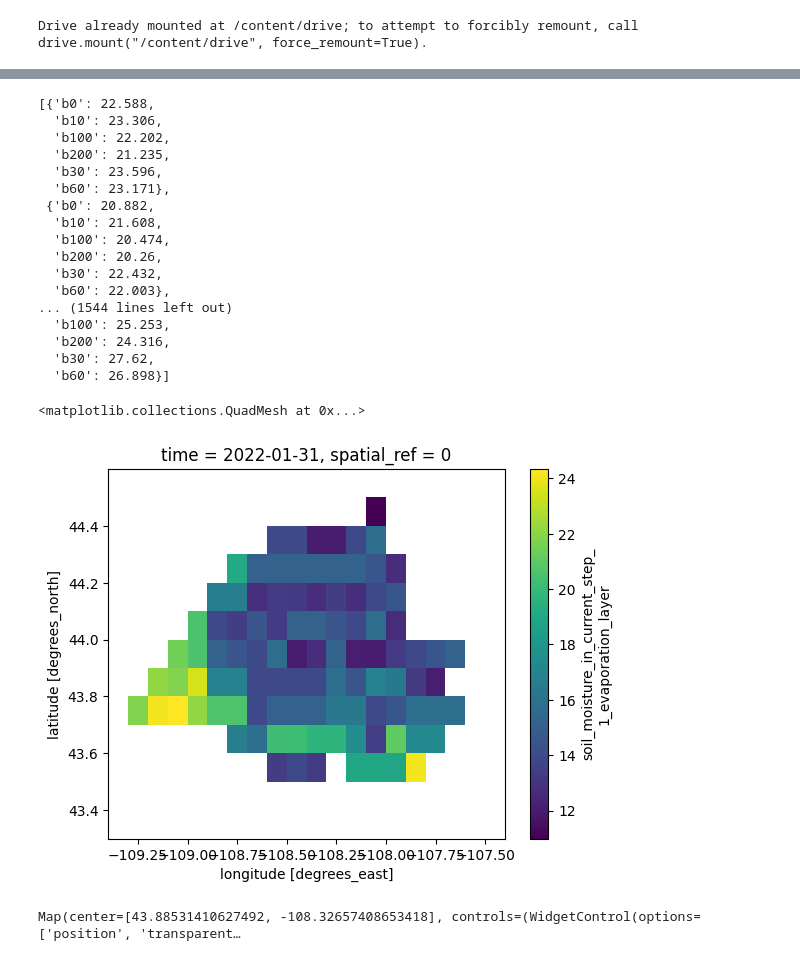
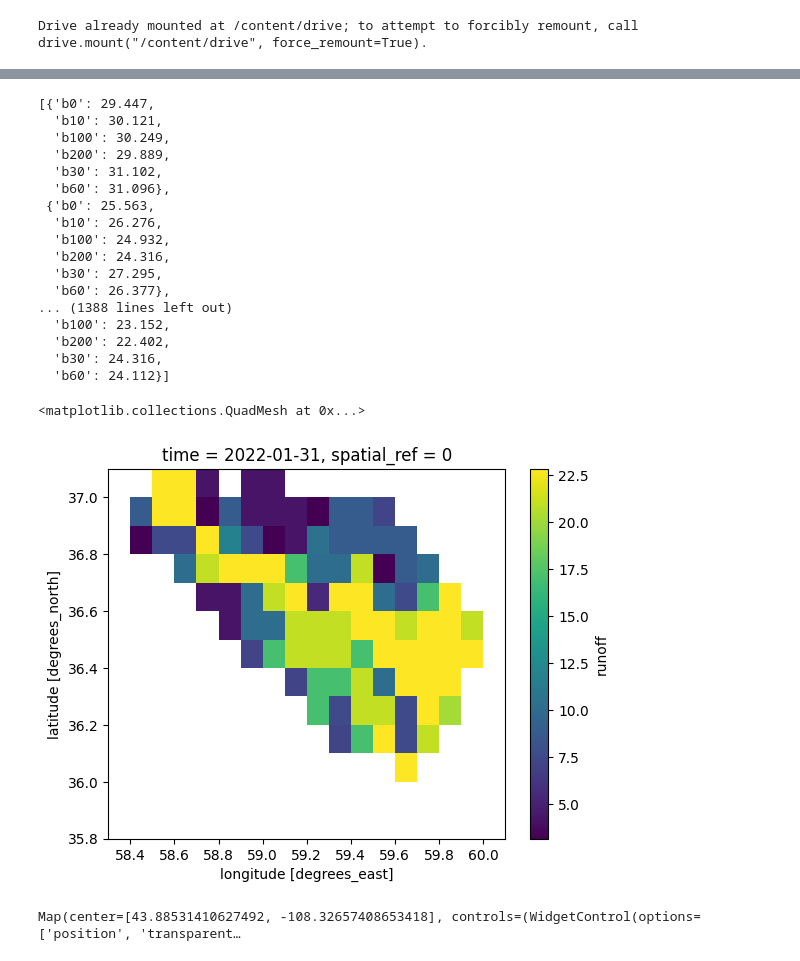
Before and after one commit to mahdi98mnm/WaterBalance_new, a Jupyter notebook: notebook/soil_content.ipynb, the cells around one changed output, grey strips where cells are left out. Saved outputs shown, nothing was run; the diff lists cells and outputs as text; code cells hidden in the pictures.

Commit message:
run for with mahdoode_mashhad

```diff
--- a/notebook/soil_content.ipynb
+++ b/notebook/soil_content.ipynb
@@ -1,9 +1,9 @@
 # %%
 import pickle
-with open("/content/drive/MyDrive/WaterBalance_new/notebook/ds_array_4.pkl", "rb") as f:
+with open("/content/drive/MyDrive/WaterBalance_new/notebook/ds_array_4_mahdoode_mashhad.pkl", "rb") as f:
     ds_array_4 = pickle.load(f)
 
-with open("/content/drive/MyDrive/WaterBalance_new/notebook/Ea_pyet.pkl", "rb") as f:
+with open("/content/drive/MyDrive/WaterBalance_new/notebook/Ea_pyet_mahdoode_mashhad.pkl", "rb") as f:
     Ea_pyet = pickle.load(f)
 
 Ea_pyet
@@ -69,10 +69,16 @@ Map = geemap.Map()
 Map.add_basemap('HYBRID')
 
 # USA
-LAT_MIN = 43.30
-LAT_MAX = 44.60
-LON_MIN = -109.40
-LON_MAX = -107.40
+# LAT_MIN = 43.30
+# LAT_MAX = 44.60
+# LON_MIN = -109.40
+# LON_MAX = -107.40
+
+# mashhad
+LAT_MIN = 35.80
+LAT_MAX = 37.11
+LON_MIN = 58.31
+LON_MAX = 60.14
 
 # Soil depths [in cm] where we have data.
 olm_depths = [0, 10, 30, 60, 100, 200]
@@ -333,31 +321,32 @@ for i, j in zip(x_values, y_values)]
 
 list_2_fc
 # %% [output]
-[{'b0': 22.588,
-  'b10': 23.306,
-  'b100': 22.202,
-  'b200': 21.235,
-  'b30': 23.596,
-  'b60': 23.171},
- {'b0': 20.882,
-  'b10': 21.608,
-  'b100': 20.474,
-  'b200': 20.26,
-  'b30': 22.432,
-  'b60': 22.003},
-... (1544 lines left out)
-  'b100': 25.253,
+[{'b0': 29.447,
+  'b10': 30.121,
+  'b100': 30.249,
+  'b200': 29.889,
+  'b30': 31.102,
+  'b60': 31.096},
+ {'b0': 25.563,
+  'b10': 26.276,
+  'b100': 24.932,
   'b200': 24.316,
-  'b30': 27.62,
-  'b60': 26.898}]
+  'b30': 27.295,
+  'b60': 26.377},
+... (1388 lines left out)
+  'b100': 23.152,
+  'b200': 22.402,
+  'b30': 24.316,
+  'b60': 24.112}]
 # %%
 wp_list = list(map(lambda dict: dict['b0'], list_2_wp))
 fc_list = list(map(lambda dict: dict['b0'], list_2_fc))
 # %%
-with open("/content/drive/MyDrive/WaterBalance_new/notebook/Ea_pyet.pkl", "rb") as f:
+with open("/content/drive/MyDrive/WaterBalance_new/notebook/Ea_pyet_mahdoode_mashhad.pkl", "rb") as f:
     Ea_pyet = pickle.load(f)
 # %%
-
+with open("/content/drive/MyDrive/WaterBalance_new/notebook/Ea_pyet_mahdoode_mashhad.pkl", "rb") as f:
+    Ea_pyet = pickle.load(f)
 # soil_water_content_of_evaporation_layer_at_previous_step = xds_repr_match__soilmoisture
 # infiltration = underground_runoff
 # evaporation = E_a_pyet
@@ -400,39 +389,39 @@ infiltration_to_transpiration_layer_adjusted_1 = np.array([SoilContent.evaporati
     infiltration = float(j),
     evaporation = float(i),
     field_capacity_soil_water_content_of_evaporation_layer = fc,
     permanent_wilting_point_soil_water_content_of_evaporation_layer = wp,
     coverd = True,
     infiltration_to_transpiration_layer = 0
 )[2]
 for i, j, z, fc, wp in zip(Ea_pyet, underground_runoff, soil, fc_list, wp_list)])
 
 infiltration_to_transition_layer_adjusted_1 = np.array([SoilContent.evaporation_layer(
     soil_water_content_of_evaporation_layer_at_previous_step = float(z),
     infiltration = float(j),
     evaporation = float(i),
     field_capacity_soil_water_content_of_evaporation_layer = fc,
     permanent_wilting_point_soil_water_content_of_evaporation_layer = wp,
     coverd = True,
     infiltration_to_transpiration_layer = 0
 )[3]
 for i, j, z, fc, wp in zip(Ea_pyet, underground_runoff, soil, fc_list, wp_list)])
 
-soil_moisture_in_current_step_1 = soil_moisture_in_current_step_1.reshape(1,13,20)
-evaporation_adjusted_1 = evaporation_adjusted_1.reshape(1,13,20)
-infiltration_to_transpiration_layer_adjusted_1 = infiltration_to_transpiration_layer_adjusted_1.reshape(1,13,20)
-infiltration_to_transition_layer_adjusted_1 = infiltration_to_transition_layer_adjusted_1.reshape(1,13,20)
+soil_moisture_in_current_step_1 = soil_moisture_in_current_step_1.reshape(1,13,18)
+evaporation_adjusted_1 = evaporation_adjusted_1.reshape(1,13,18)
+infiltration_to_transpiration_layer_adjusted_1 = infiltration_to_transpiration_layer_adjusted_1.reshape(1,13,18)
+infiltration_to_transition_layer_adjusted_1 = infiltration_to_transition_layer_adjusted_1.reshape(1,13,18)
 
 
 ds_array_5 = ds_array_4.assign(soil_moisture_in_current_step_1_evaporation_layer=(['time', 'y', 'x'], soil_moisture_in_current_step_1))
 ds_array_6 = ds_array_5.assign(evaporation_adjusted_1=(['time', 'y', 'x'], evaporation_adjusted_1))
 ds_array_7 = ds_array_6.assign(infiltration_to_transpiration_layer_adjusted_1=(['time', 'y', 'x'], infiltration_to_transpiration_layer_adjusted_1))
 ds_array_8 = ds_array_7.assign(infiltration_to_transition_layer_adjusted_1=(['time', 'y', 'x'], infiltration_to_transition_layer_adjusted_1))
 
 # ds_array.soil_moisture_in_current_step_evaporation_layer.plot()
-ds_array_8.soil_moisture_in_current_step_1_evaporation_layer.plot()
+ds_array_8.runoff.plot()
 # %% [output]
 <matplotlib.collections.QuadMesh at 0x...>
-[figure, old version]
+[figure, new version]
 # %%
 Map = geemap.Map()
 Map.add_basemap('HYBRID')
```
Also changed, not shown: parts of 4 cells of this notebook.
